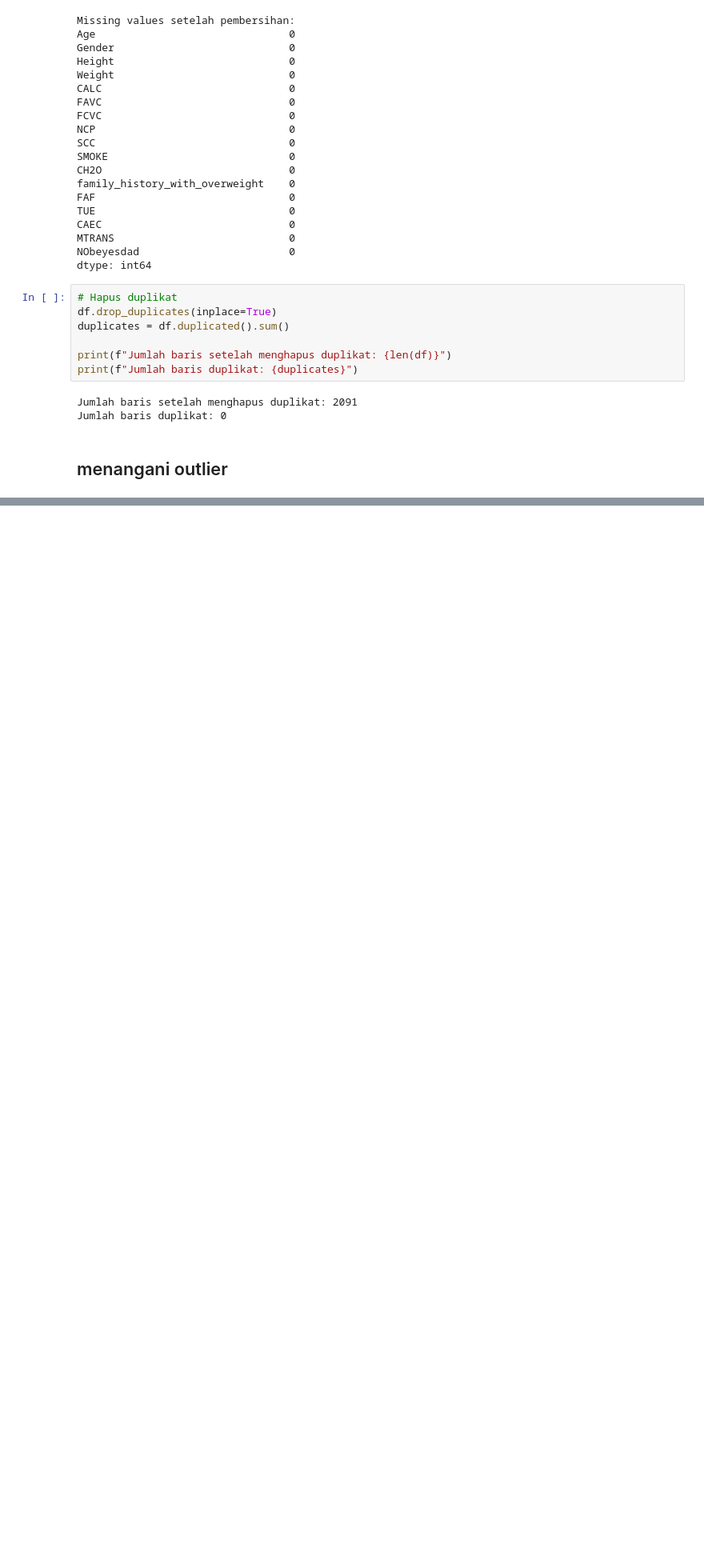
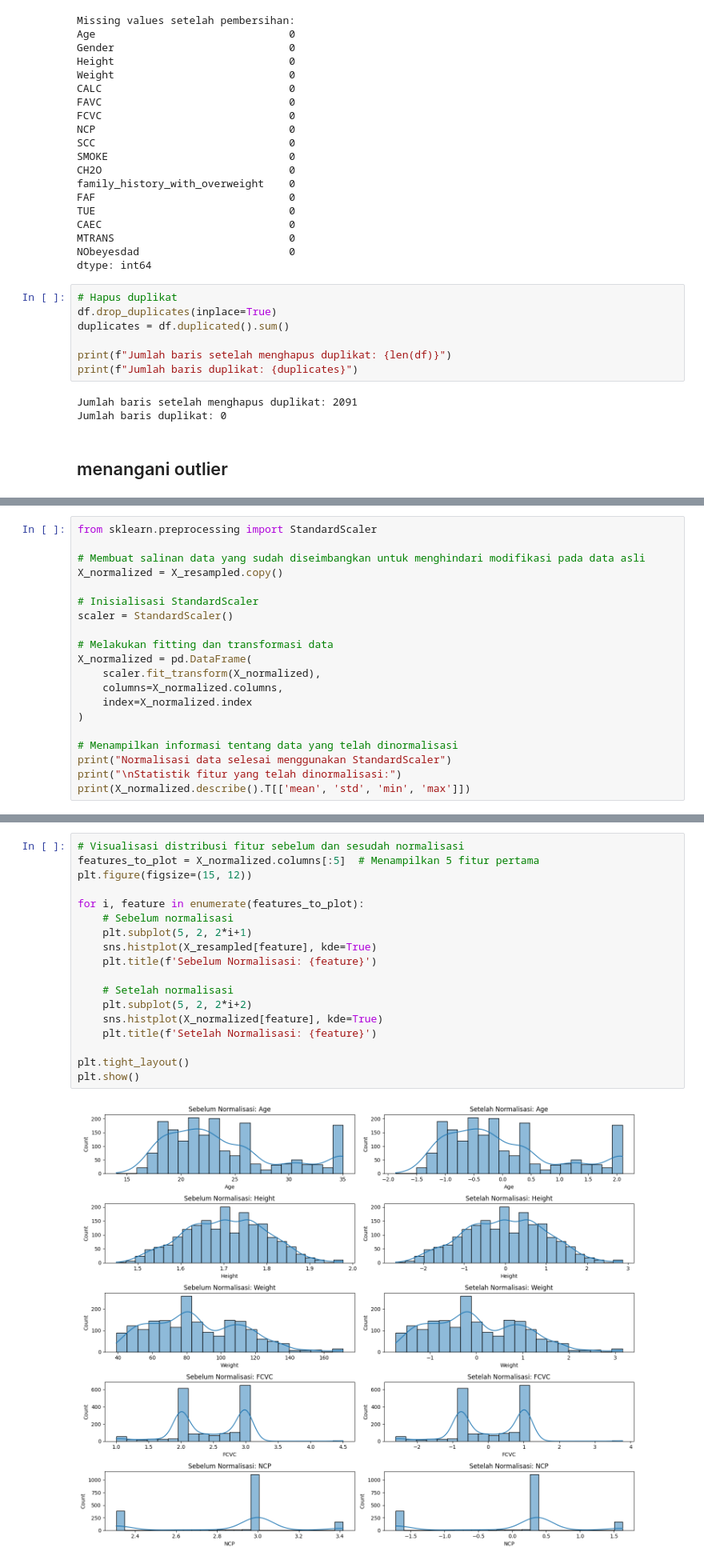
Before and after one commit to Fadhilah25/PROJECT-BENGKOD, a Jupyter notebook: main/obesity.ipynb, the cells around one changed output, grey strips where cells are left out. Shown at 80% size. Drawn from its saved outputs; the diff is of its cells as text; blank space fills up the shorter version.

```diff
--- a/main/obesity.ipynb
+++ b/main/obesity.ipynb
@@ -346,0 +424,20 @@ Persentase dari total data: 0.40%
+# %%
+from sklearn.preprocessing import StandardScaler
+
+# Membuat salinan data yang sudah diseimbangkan untuk menghindari modifikasi pada data asli
+X_normalized = X_resampled.copy()
+
+# Inisialisasi StandardScaler
+scaler = StandardScaler()
+
+# Melakukan fitting dan transformasi data
+X_normalized = pd.DataFrame(
+    scaler.fit_transform(X_normalized),
+    columns=X_normalized.columns,
+    index=X_normalized.index
+)
+
+# Menampilkan informasi tentang data yang telah dinormalisasi
+print("Normalisasi data selesai menggunakan StandardScaler")
+print("\nStatistik fitur yang telah dinormalisasi:")
+print(X_normalized.describe().T[['mean', 'std', 'min', 'max']])
@@ -346,0 +462,20 @@ Persentase dari total data: 0.40%
+# %%
+# Visualisasi distribusi fitur sebelum dan sesudah normalisasi
+features_to_plot = X_normalized.columns[:5]  # Menampilkan 5 fitur pertama
+plt.figure(figsize=(15, 12))
+
+for i, feature in enumerate(features_to_plot):
+    # Sebelum normalisasi
+    plt.subplot(5, 2, 2*i+1)
+    sns.histplot(X_resampled[feature], kde=True)
+    plt.title(f'Sebelum Normalisasi: {feature}')
+
+    # Setelah normalisasi
+    plt.subplot(5, 2, 2*i+2)
+    sns.histplot(X_normalized[feature], kde=True)
+    plt.title(f'Setelah Normalisasi: {feature}')
+
+plt.tight_layout()
+plt.show()
+# %% [output]
+[figure, added]
```
Also changed, not shown: parts of 7 cells of this notebook.
